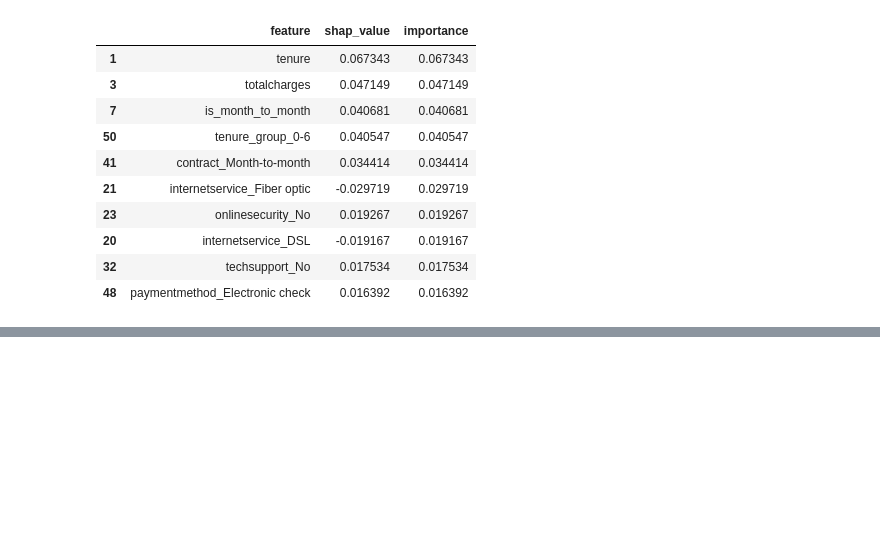
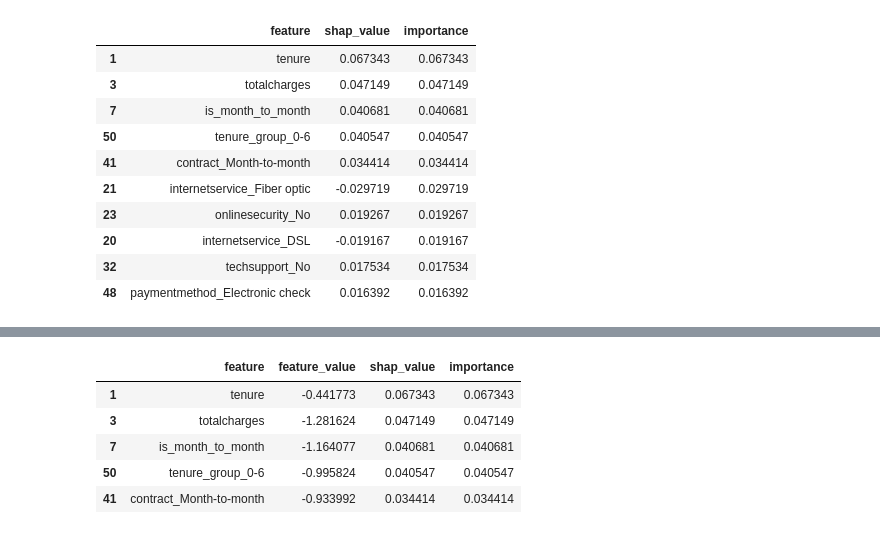
Before and after one commit to Akshit-Singh-00/customer-churn-ai, a Jupyter notebook: notebooks/05_shap_explainability.ipynb, the cells around one changed output, grey strips where cells are left out. Drawn from its saved outputs; the diff is of its cells as text; code cells hidden in the pictures; blank space fills up the shorter version.

```diff
--- a/notebooks/05_shap_explainability.ipynb
+++ b/notebooks/05_shap_explainability.ipynb
@@ -616,0 +653,21 @@ explanation.head(10)
+# %%
+# Extracting strongest risk factors
+risk_factors = (
+    explanation[
+        explanation["shap_value"] > 0
+    ]
+    .sort_values(
+        "shap_value",
+        ascending=False
+    )
+    .head(5)
+)
+# %%
+risk_factors
+# %% [output]
+|  | feature | feature_value | shap_value | importance |
+| 1 | tenure | -0.441773 | 0.067343 | 0.067343 |
+| 3 | totalcharges | -1.281624 | 0.047149 | 0.047149 |
+| 7 | is_month_to_month | -1.164077 | 0.040681 | 0.040681 |
+| 50 | tenure_group_0-6 | -0.995824 | 0.040547 | 0.040547 |
+| 41 | contract_Month-to-month | -0.933992 | 0.034414 | 0.034414 |
```
Also changed, not shown: parts of 53 cells of this notebook, 1 other file.
